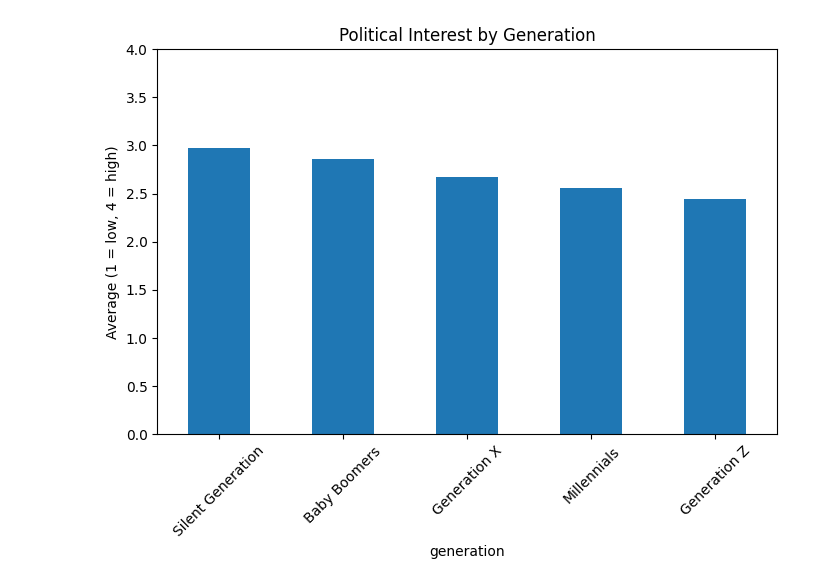
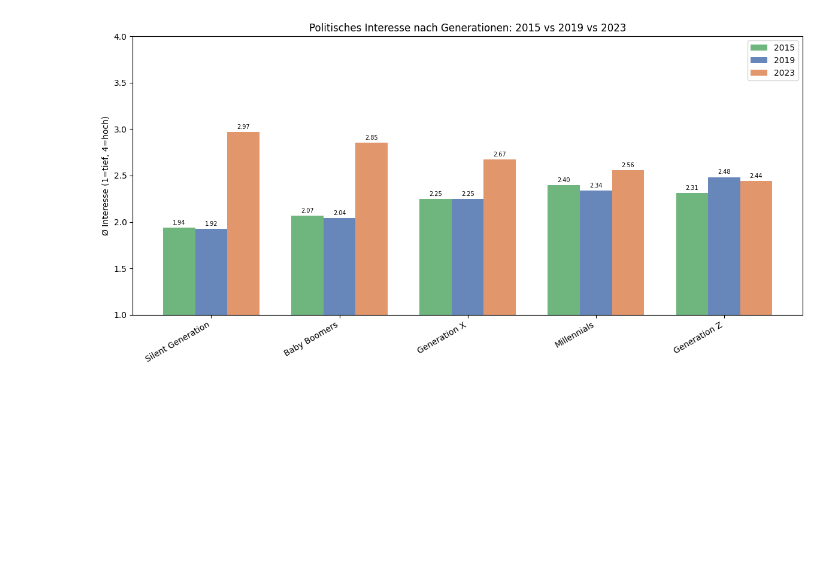
Before and after one commit to javi36/PODSV_Visualisierungsprojekt, a Jupyter notebook: 02_eda/eda_whodecide.ipynb, the cells around one changed output. Drawn from its saved outputs; the diff is of its cells as text; code cells hidden in the pictures; blank space fills up the shorter version.

```diff
--- a/02_eda/eda_whodecide.ipynb
+++ b/02_eda/eda_whodecide.ipynb
@@ -23,12 +25,15 @@ if not (BASE_PATH / "data" / "whodecide" / "processed" / "selects_2023_clean.csv
 
 PROCESSED_SELECTS_2023_PATH = BASE_PATH / "data" / "whodecide" / "processed" / "selects_2023_clean.csv"
 PROCESSED_SELECTS_2019_PATH = BASE_PATH / "data" / "whodecide" / "processed" / "selects_2019_clean.csv"
+PROCESSED_SELECTS_2015_PATH = BASE_PATH / "data" / "whodecide" / "processed" / "selects_2015_clean.csv"
 
 df_2023 = pd.read_csv(PROCESSED_SELECTS_2023_PATH)
 df_2019 = pd.read_csv(PROCESSED_SELECTS_2019_PATH)
+df_2015 = pd.read_csv(PROCESSED_SELECTS_2015_PATH)  # NEU
 
 df_2023["year"] = 2023
 df_2019["year"] = 2019
+df_2015["year"] = 2015  # NEU
 
-print(df_2023.shape, df_2019.shape)
+print(df_2023.shape, df_2019.shape, df_2015.shape)
 # %% [output]
@@ -80,15 +86,24 @@ def prepare_df(df):
     df = df[df["f11100rec"] >= 0]
     df["generation"] = df["birthyear"].apply(assign_generation)
     df["voted"] = df["f11100rec"]
-    df["political_interest"] = df["f10100"].replace([-99, -98], np.nan)
+    df["political_interest"] = df["f10100"].replace([-99, -98, 9], np.nan)  # 9 NEU
     trust_vars = ["f11301", "f11302", "f11305"]
     df[trust_vars] = df[trust_vars].apply(pd.to_numeric, errors="coerce")
     df[trust_vars] = df[trust_vars].replace([-99, -98], np.nan)
     df["trust_avg"] = df[trust_vars].mean(axis=1)
+    df["demo_satisfaction"] = pd.to_numeric(df["f12010"], errors="coerce")
+    df["demo_satisfaction"] = df["demo_satisfaction"].replace([-99, -98, 8, 9], np.nan)
+    df["demo_satisfaction"] = df["demo_satisfaction"].map({1: 1, 2: 0})
+    lr_col = "f12900rec" if "f12900rec" in df.columns else "f12900"
+    df["lr_scale"] = pd.to_numeric(df[lr_col], errors="coerce")
+    df["lr_scale"] = df["lr_scale"].replace([-99, -98], np.nan)
+    df["lr_scale"] = df["lr_scale"] / 10  # 10→1, 110→11
+    df["lr_scale"] = df["lr_scale"].where(df["lr_scale"].between(1, 11))
     return df
 
 df_2023 = prepare_df(df_2023)
 df_2019 = prepare_df(df_2019)
+df_2015 = prepare_df(df_2015)  # NEU
 
-print("2023:", df_2023.shape, "| 2019:", df_2019.shape)
+print("2023:", df_2023.shape, "| 2019:", df_2019.shape, "| 2015:", df_2015.shape)
 # %% [output]
@@ -228,17 +281,36 @@ Name: political_interest, dtype: float64
 # %%
-###
-# politisches Interesse über Generationen hinweg
-# visualisieren
-###
-plt.figure(figsize=(8, 5))
-interest_by_generation.plot(kind="bar")
+# =========================================
+# Chart 2: Politisches Interesse 2015 vs 2019 vs 2023
+# =========================================
 
-plt.title("Political Interest by Generation")
-plt.ylabel("Average (1 = low, 4 = high)")
-plt.xticks(rotation=45)
-plt.ylim(0, 4)
+interest_2015 = df_2015.groupby("generation")["political_interest"].mean().reindex(generation_order)
+interest_2019 = df_2019.groupby("generation")["political_interest"].mean().reindex(generation_order)
+interest_2023 = df_2023.groupby("generation")["political_interest"].mean().reindex(generation_order)
 
+x = np.arange(len(generation_order))
+width = 0.25
+
+fig, ax = plt.subplots(figsize=(12, 6))
+
+bars_2015 = ax.bar(x - width, interest_2015, width, label="2015", color="#55A868", alpha=0.85)
+bars_2019 = ax.bar(x,         interest_2019, width, label="2019", color="#4C72B0", alpha=0.85)
+bars_2023 = ax.bar(x + width, interest_2023, width, label="2023", color="#DD8452", alpha=0.85)
+
+for bars, vals in [(bars_2015, interest_2015), (bars_2019, interest_2019), (bars_2023, interest_2023)]:
+    for bar, val in zip(bars, vals):
+        if not np.isnan(val):
+            ax.text(bar.get_x() + bar.get_width()/2, bar.get_height() + 0.02,
+                    f"{val:.2f}", ha="center", va="bottom", fontsize=7)
+
+ax.set_title("Politisches Interesse nach Generationen: 2015 vs 2019 vs 2023")
+ax.set_ylabel("Ø Interesse (1=tief, 4=hoch)")
+ax.set_ylim(1, 4)
+ax.set_xticks(x)
+ax.set_xticklabels(generation_order, rotation=30, ha="right")
+ax.legend()
+
+plt.tight_layout()
 plt.show()
 # %% [output]
-[figure, old version]
+[figure, new version]
 # %%
```
Also changed, not shown: parts of 26 cells of this notebook.
